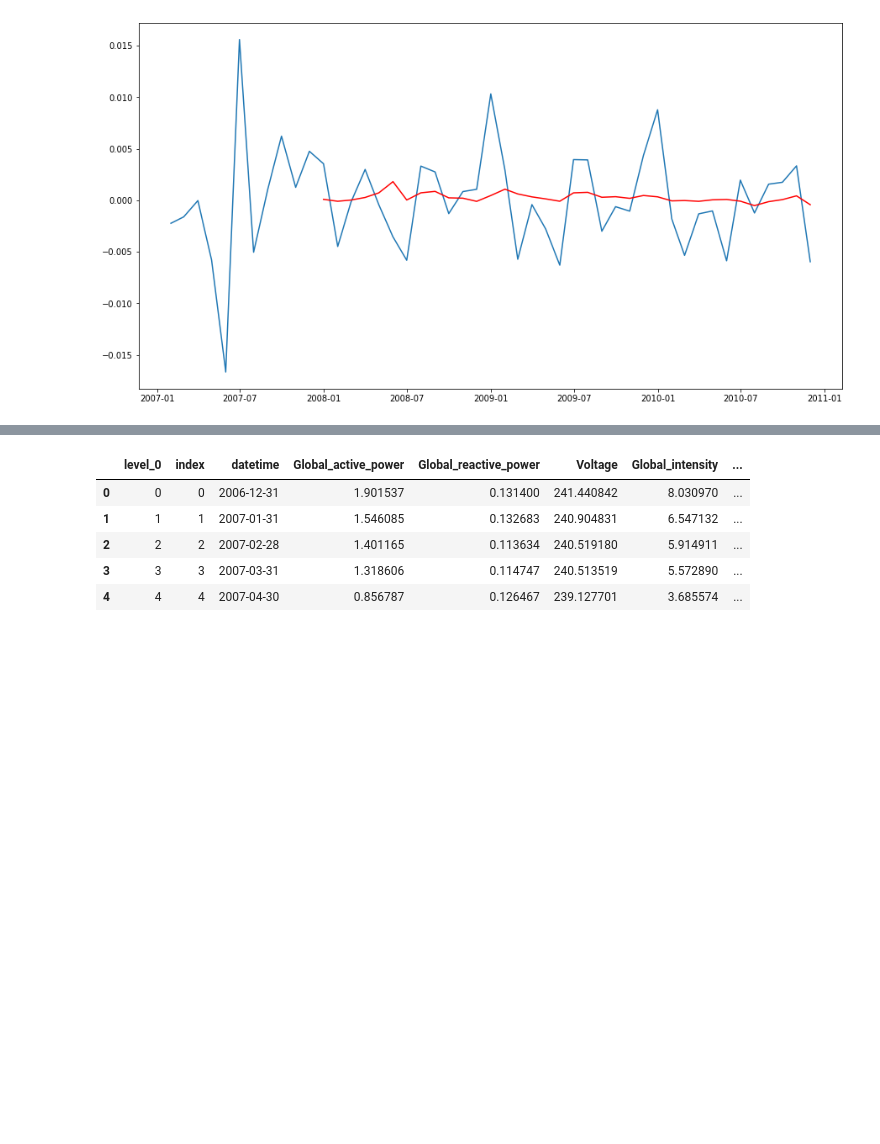
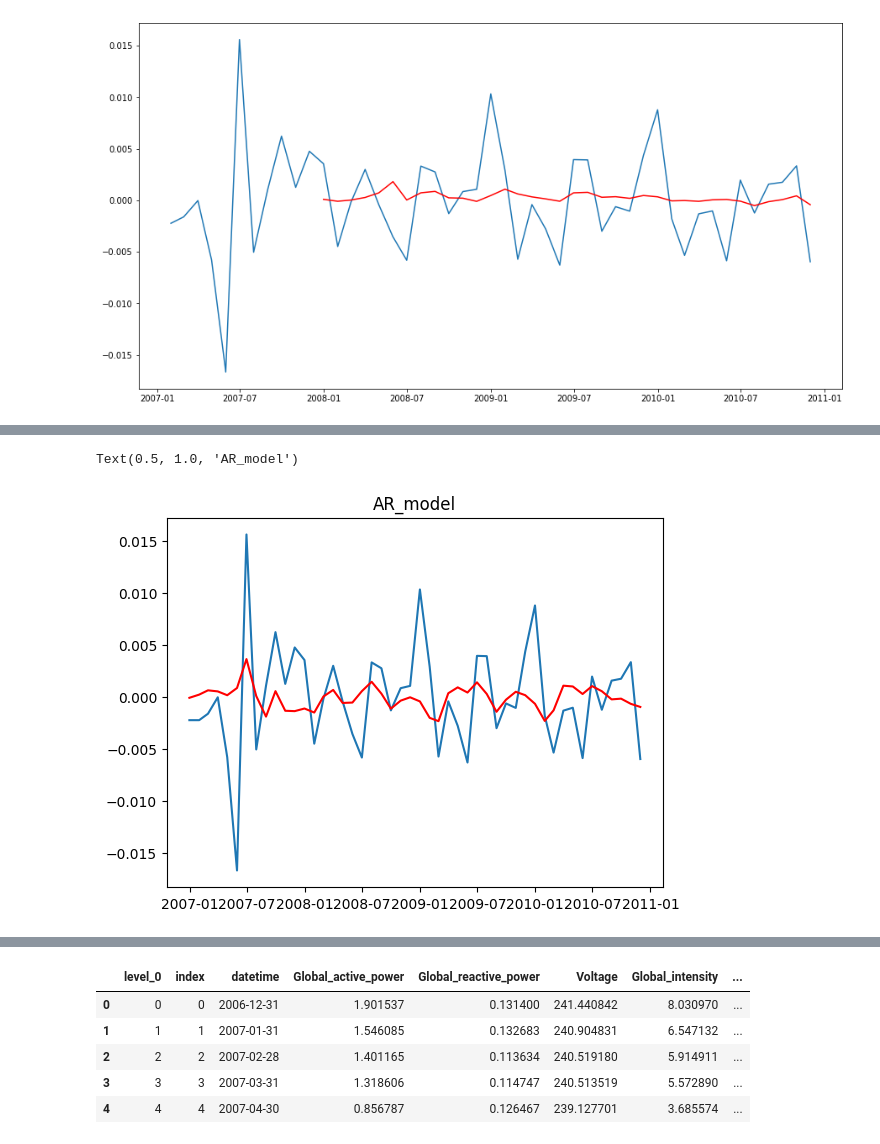
Before and after one commit to OluwajobaOluwabori/Time-series-analysis, a Jupyter notebook: Forecasting_Individual_Household_Electric_Power_Consumption.ipynb, the cells around one changed output, grey strips where cells are left out. Saved outputs shown, nothing was run; the diff lists cells and outputs as text; code cells hidden in the pictures; blank space fills up the shorter version.

Commit message:
Added the code for time series forecasting using stochastic models

```diff
--- a/Forecasting_Individual_Household_Electric_Power_Consumption.ipynb
+++ b/Forecasting_Individual_Household_Electric_Power_Consumption.ipynb
@@ -412,0 +416,12 @@ plt.show()
+# %%
+#AR, MA and ARIMA
+from statsmodels.tsa.arima.model import ARIMA
+#(p,d,q)
+AR_model = ARIMA(df_diff, order=(2,0,0))
+AR_model_results = AR_model.fit()
+plt.plot(df_diff)
+plt.plot(AR_model_results.fittedvalues, color='red')
+plt.title('AR_model')
+# %% [output]
+Text(0.5, 1.0, 'AR_model')
+[figure, added]
```
Also changed, not shown: parts of 4 cells of this notebook.
